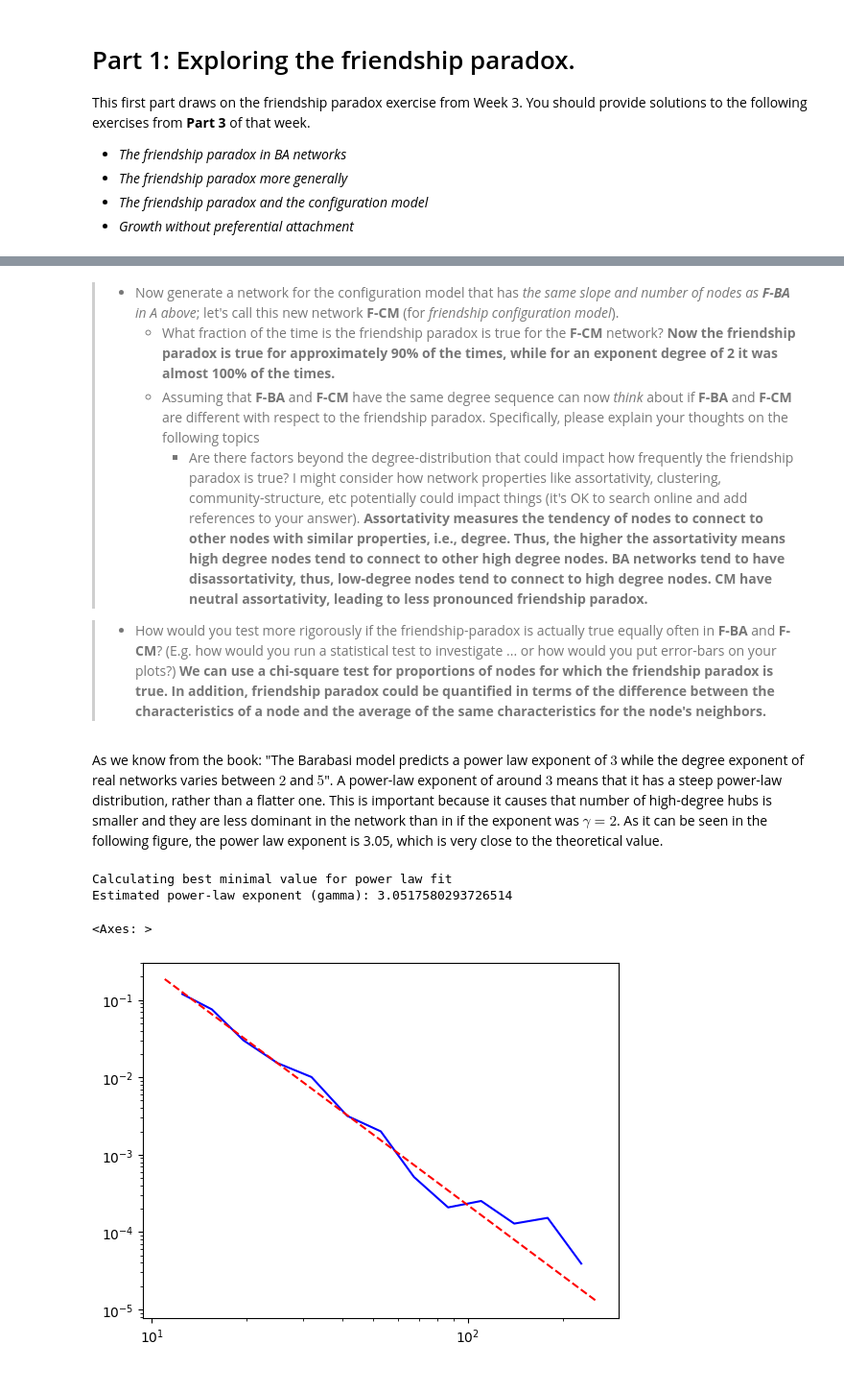
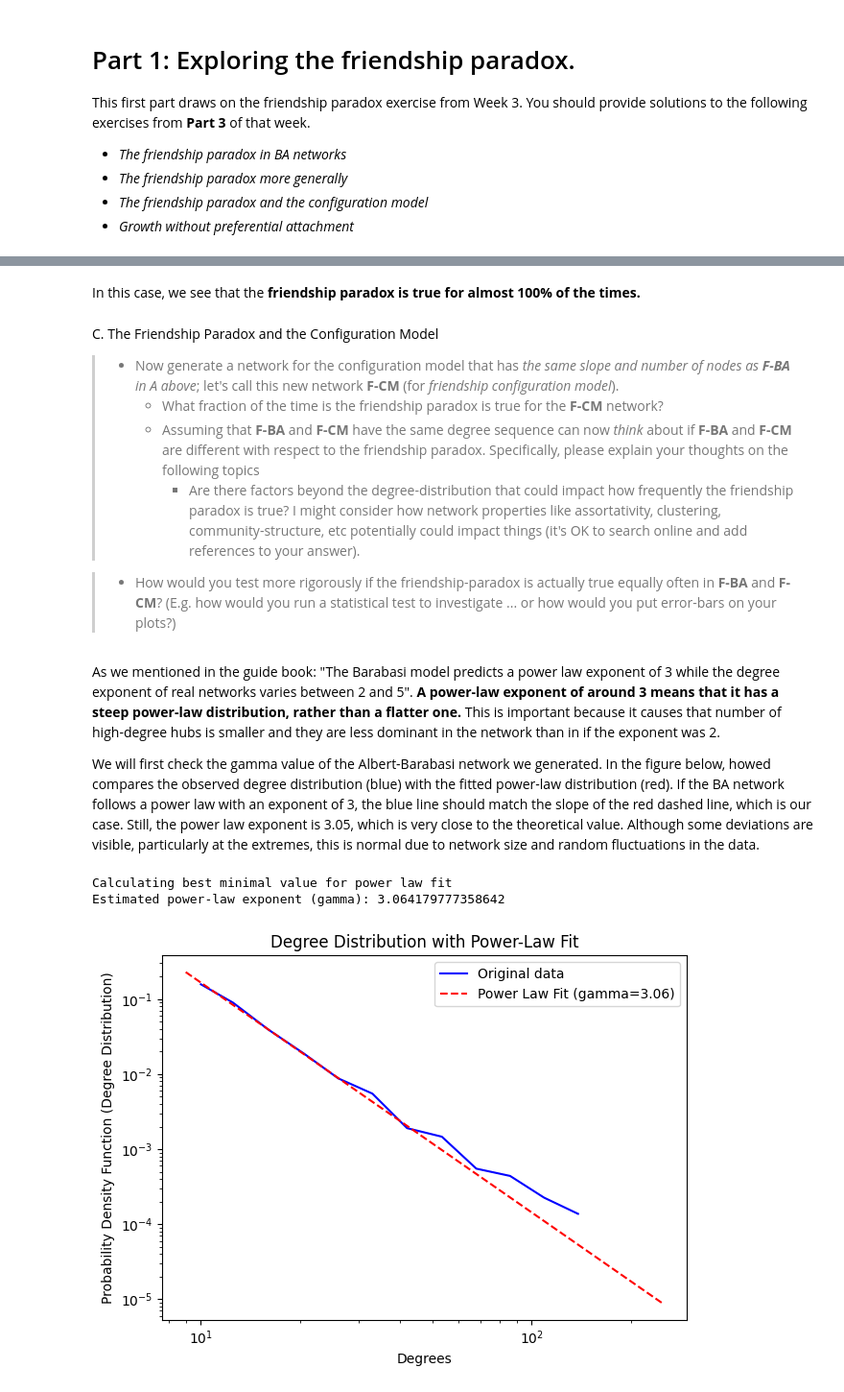
Before and after one commit to famu8/socialgraphs2024, a Jupyter notebook: Assignment1.ipynb, the cells around one changed output, grey strips where cells are left out. Shown at 96% size. Saved outputs shown, nothing was run; the diff lists cells and outputs as text; code cells hidden in the pictures.

```diff
--- a/Assignment1.ipynb
+++ b/Assignment1.ipynb
@@ -120,32 +143,48 @@ Friendship paradox was true 1000 times, so 100.0% of the time
+# %% [markdown]
+In this case, we see that the **friendship paradox is true for almost 100% of the times.**
 # %% [markdown]
+C. The Friendship Paradox and the Configuration Model
 > - Now generate a network for the configuration model that has *the same slope and number of nodes as **F-BA** in A above*; let's call this new network **F-CM** (for *friendship configuration model*).
->    - What fraction of the time is the friendship paradox is true for the **F-CM** network? **Now the friendship paradox is true for approximately 90% of the times, while for an exponent degree of 2 it was almost 100% of the times.**
+>    - What fraction of the time is the friendship paradox is true for the **F-CM** network?
 >    - Assuming that **F-BA** and **F-CM** have the same degree sequence can now *think* about if **F-BA** and **F-CM** are different with respect to the friendship paradox. Specifically, please explain your thoughts on the following topics
->       * Are there factors beyond the degree-distribution that could impact how frequently the friendship paradox is true? I might consider how network properties like assortativity, clustering, community-structure, etc potentially could impact things (it's OK to search online and add references to your answer). **Assortativity measures the tendency of nodes to connect to other nodes with similar properties, i.e., degree. Thus, the higher the assortativity means high degree nodes tend to connect to other high degree nodes. BA networks tend to have disassortativity, thus, low-degree nodes tend to connect to high degree nodes. CM have neutral assortativity, leading to less pronounced friendship paradox.**
+>       * Are there factors beyond the degree-distribution that could impact how frequently the friendship paradox is true? I might consider how network properties like assortativity, clustering, community-structure, etc potentially could impact things (it's OK to search online and add references to your answer).
 
->  * How would you test more rigorously if the friendship-paradox is actually true equally often in **F-BA** and **F-CM**? (E.g. how would you run a statistical test to investigate ... or how would you put error-bars on your plots?) **We can use a chi-square test for proportions of nodes for which the friendship paradox is true. In addition, friendship paradox could be quantified in terms of the difference between the characteristics of a node and the average of the same characteristics for the node's neighbors.**
+>  * How would you test more rigorously if the friendship-paradox is actually true equally often in **F-BA** and **F-CM**? (E.g. how would you run a statistical test to investigate ... or how would you put error-bars on your plots?)
 # %% [markdown]
-As we know from the book: "The Barabasi model predicts
-a power law exponent of $3$ while the degree exponent of real networks varies between $2$ and $5$". A power-law exponent of around $3$ means that it has a steep power-law distribution, rather than a flatter one. This is important because it causes that number of high-degree hubs is smaller and they are less dominant in the network than in if the exponent was $\gamma = 2$. As it can be seen in the following figure, the power law exponent is 3.05, which is very close to the theoretical value.
+As we mentioned in the guide book: "The Barabasi model predicts a power law exponent of 3 while the degree exponent of real networks varies between 2 and 5". **A power-law exponent of around 3 means that it has a steep power-law distribution, rather than a flatter one.** This is important because it causes that number of high-degree hubs is smaller and they are less dominant in the network than in if the exponent was 2.
+
+We will first check the gamma value of the Albert-Barabasi network we generated. In the figure below, howed compares the observed degree distribution (blue) with the fitted power-law distribution (red). If the BA network follows a power law with an exponent of 3, the blue line should match the slope of the red dashed line, which is our case.
+Still, the power law exponent is 3.05, which is very close to the theoretical value. Although some deviations are visible, particularly at the extremes, this is normal due to network size and random fluctuations in the data.
 # %%
 # needs powerlaw installed
 import powerlaw
+import matplotlib.pyplot as plt
 
 # Get degree distribution
 degree_sequence = sorted([d for n, d in ba.degree()], reverse=True)
 
 # Fit power law
 fit = powerlaw.Fit(degree_sequence)
 
 # Extract the estimated power-law exponent
 gamma = fit.power_law.alpha
 print(f"Estimated power-law exponent (gamma): {gamma}")
 
 # Plot the degree distribution with the power-law fit
-fit.plot_pdf(color='b')
-fit.power_law.plot_pdf(color='r', linestyle='--')
+fig, ax = plt.subplots()
+fit.plot_pdf(color='b', label='Original data', ax=ax)
+fit.power_law.plot_pdf(color='r', linestyle='--', label=f'Power Law Fit (gamma={gamma:.2f})', ax=ax)
+
+# Add title and labels
+ax.set_title('Degree Distribution with Power-Law Fit')
+ax.set_xlabel('Degrees')
+ax.set_ylabel('Probability Density Function (Degree Distribution)')
+ax.legend()
+
+# Display the plot
+plt.tight_layout()
+plt.show()
 # %% [output]
 Calculating best minimal value for power law fit
-Estimated power-law exponent (gamma): 3.0517580293726514
+Estimated power-law exponent (gamma): 3.064179777358642
-<Axes: >
-[figure, old version]
+[figure, new version]
```
Also changed, not shown: parts of 46 cells of this notebook.
